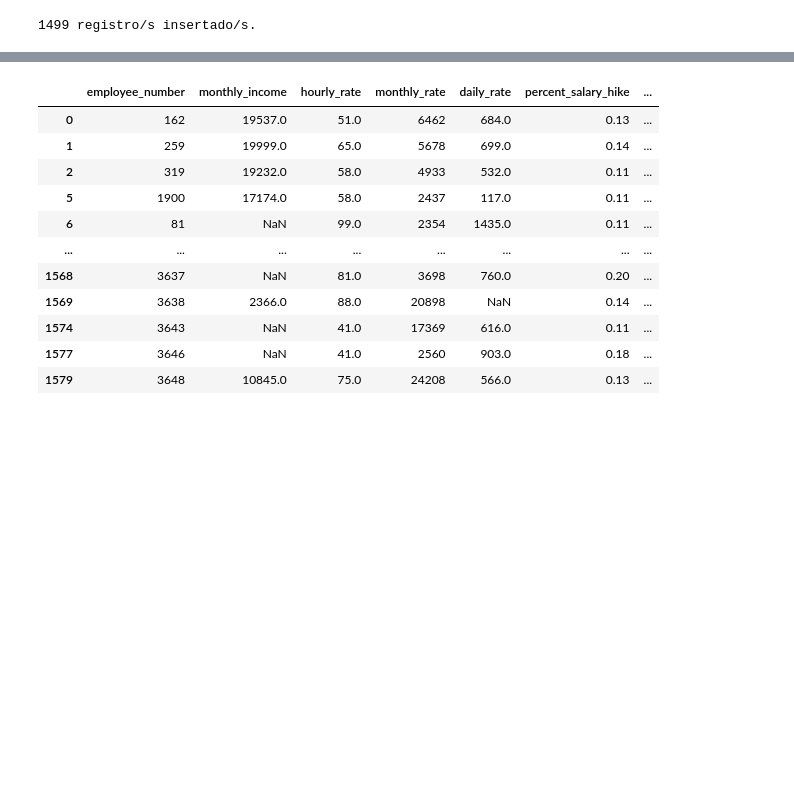
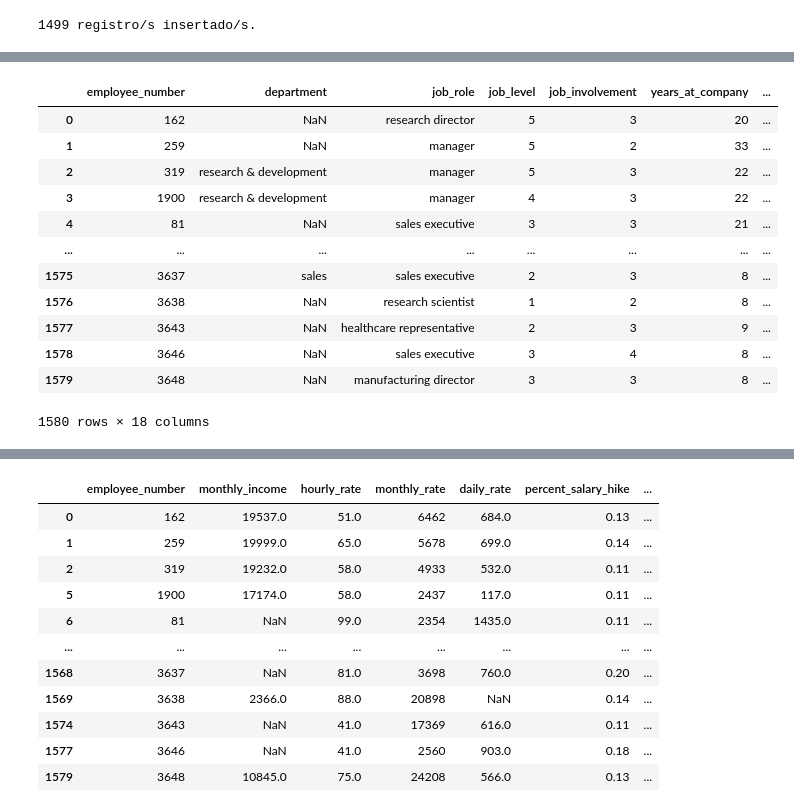
Before and after one commit to icorreald/proyecto-da-promo-G-modulo-3-team-3, a Jupyter notebook: sql/datos.ipynb, the cells around one changed output, grey strips where cells are left out. Cells and saved outputs as stored; diff of their text form; code cells hidden in the pictures; blank space fills up the shorter version.

```diff
--- a/sql/datos.ipynb
+++ b/sql/datos.ipynb
@@ -63,4 +63,22 @@ df_ed
+# %%
+df_ed.drop(columns ='Unnamed: 0', inplace = True)
 # %%
 lista2= df_ed.values.tolist()
 # %%
 lista_definitiva2 = [tuple(empleado) for empleado in lista2]
+# %%
+df_ed
+# %% [output]
+|  | employee_number | department | job_role | job_level | job_involvement | years_at_company | ... |
+| 0 | 162 | NaN | research director | 5 | 3 | 20 | ... |
+| 1 | 259 | NaN | manager | 5 | 2 | 33 | ... |
+| 2 | 319 | research & development | manager | 5 | 3 | 22 | ... |
+| 3 | 1900 | research & development | manager | 4 | 3 | 22 | ... |
+| 4 | 81 | NaN | sales executive | 3 | 3 | 21 | ... |
+| ... | ... | ... | ... | ... | ... | ... | ... |
+| 1575 | 3637 | sales | sales executive | 2 | 3 | 8 | ... |
+| 1576 | 3638 | NaN | research scientist | 1 | 2 | 8 | ... |
+| 1577 | 3643 | NaN | healthcare representative | 2 | 3 | 9 | ... |
+| 1578 | 3646 | NaN | sales executive | 3 | 4 | 8 | ... |
+| 1579 | 3648 | NaN | manufacturing director | 3 | 3 | 8 | ... |
+1580 rows × 18 columns
```
Also changed, not shown: parts of 3 cells of this notebook.
